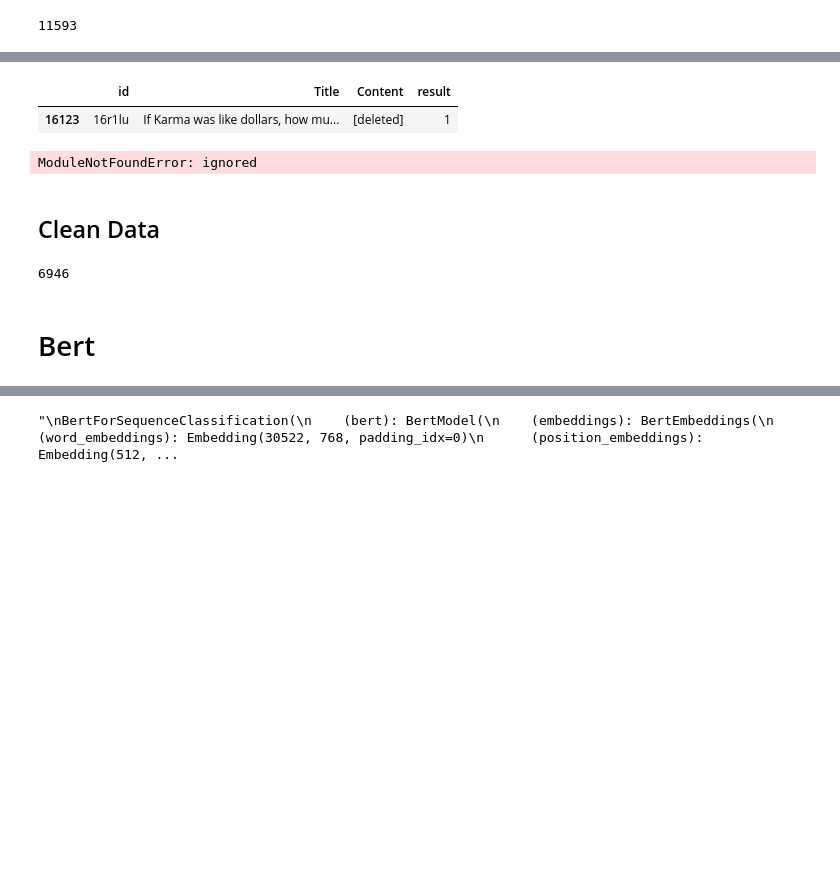
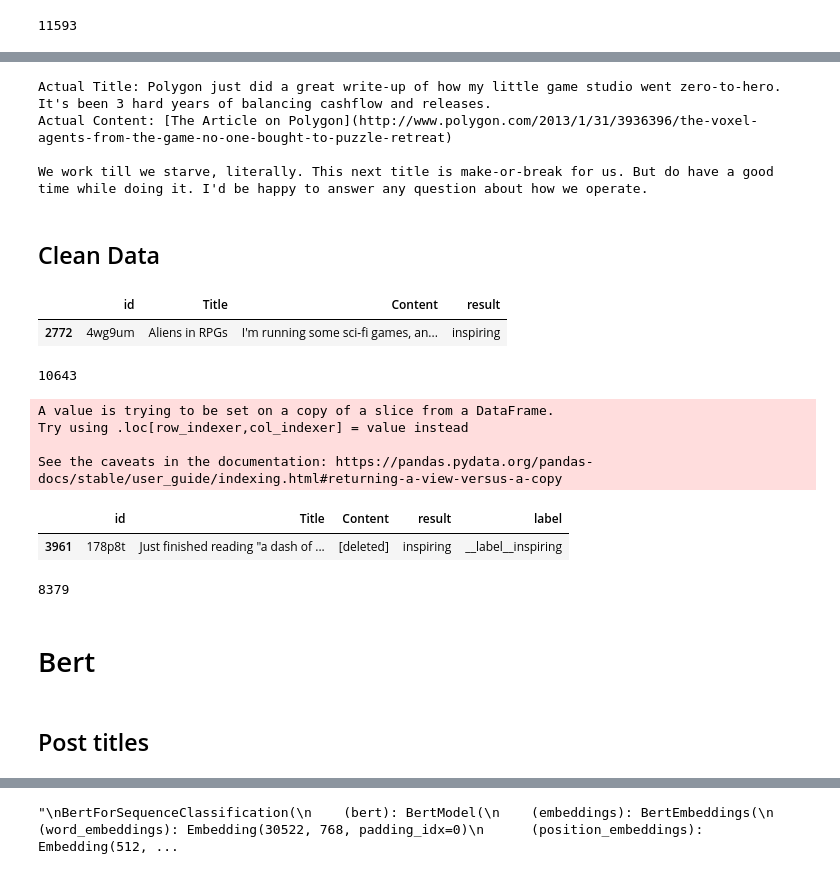
Before and after one commit to d141/Contagious-Inspiration, a Jupyter notebook: Train_Inspiration.ipynb, the cells around one changed output, grey strips where cells are left out. Cells and saved outputs as stored; diff of their text form; code cells hidden in the pictures; blank space fills up the shorter version.

```diff
--- a/Train_Inspiration.ipynb
+++ b/Train_Inspiration.ipynb
@@ -171,10 +212,5 @@ new_df.result = new_df.result.astype(int)
-# %%
-#Verify that the rows are matched properly
-new_df.sample()
-# %% [output]
-|  | id | Title | Content | result |
-| 16123 | 16r1lu | If Karma was like dollars, how mu... | [deleted] | 1 |
 # %%
+#Verify that everything is matching
 import praw
 
 reddit = praw.Reddit(client_id='F77JkePeSXMBgL_u3m9CBQ',
@@ -182,6 +218,13 @@ reddit = praw.Reddit(client_id='F77JkePeSXMBgL_u3m9CBQ',
                      user_agent='smm_project_21',
                      check_for_async=False)
 
-sub = reddit.submission(id = '16r1lu')
+sub = reddit.submission(id = '17nyzf')
+sub_title = sub.title
+sub_content = sub.selftext
+
+print(f"Actual Title: {sub_title}\nActual Content: {sub_content}")
 # %% [output]
-ModuleNotFoundError: ignored
+Actual Title: Polygon just did a great write-up of how my little game studio went zero-to-hero. It's been 3 hard years of balancing cashflow and releases.
+Actual Content: [The Article on Polygon](http://www.polygon.com/2013/1/31/3936396/the-voxel-agents-from-the-game-no-one-bought-to-puzzle-retreat)
+
+We work till we starve, literally. This next title is make-or-break for us. But do have a good time while doing it. I'd be happy to answer any question about how we operate.
@@ -196,9 +233,33 @@ final_df = new_df[new_df.Title != 'error']
+# %%
+final_title_df = title_df[title_df.Title != 'error']
+#final_title_df['label'] = final_title_df['result'].map({'inspiring': 1, 'not_inspiring': 0})
+final_title_df.sample()
+# %% [output]
+|  | id | Title | Content | result |
+| 2772 | 4wg9um | Aliens in RPGs | I'm running some sci-fi games, an... | inspiring |
 # %%
-len(final_df)
+len(final_title_df)
 # %% [output]
-6946
+10643
+# %%
+final_content_df = content_df[content_df.Content != 'error']
+final_content_df['label'] = final_content_df['result'].map({'inspiring': "__label__inspiring", 'not_inspiring': '__label__not_inspiring'})
+final_content_df.sample()
+# %% [output]
+A value is trying to be set on a copy of a slice from a DataFrame.
+Try using .loc[row_indexer,col_indexer] = value instead
+
+See the caveats in the documentation: https://pandas.pydata.org/pandas-docs/stable/user_guide/indexing.html#returning-a-view-versus-a-copy
+|  | id | Title | Content | result | label |
+| 3961 | 178p8t | Just finished reading "a dash of ... | [deleted] | inspiring | __label__inspiring |
+# %%
+len(final_content_df)
+# %% [output]
+8379
 # %% [markdown]
 # Bert
+# %% [markdown]
+## Post titles
 # %%
 # install
 !pip install pytorch-pretrained-bert pytorch-nlp
```
Also changed, not shown: parts of 41 cells of this notebook.
